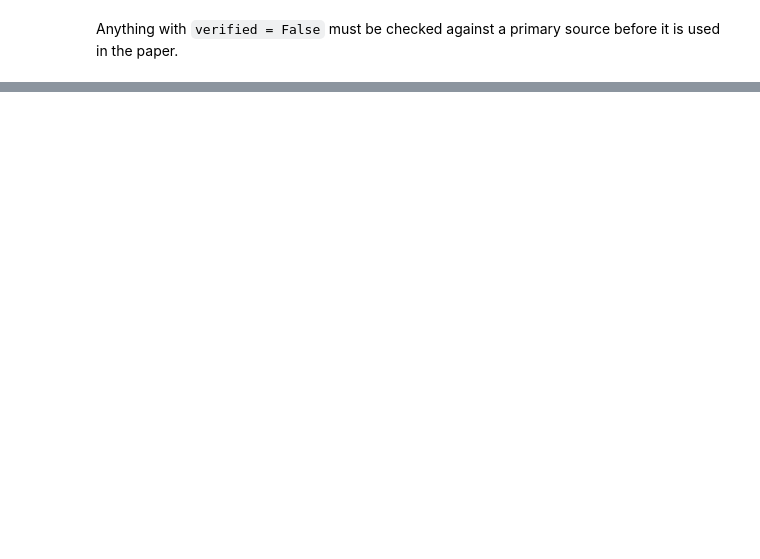
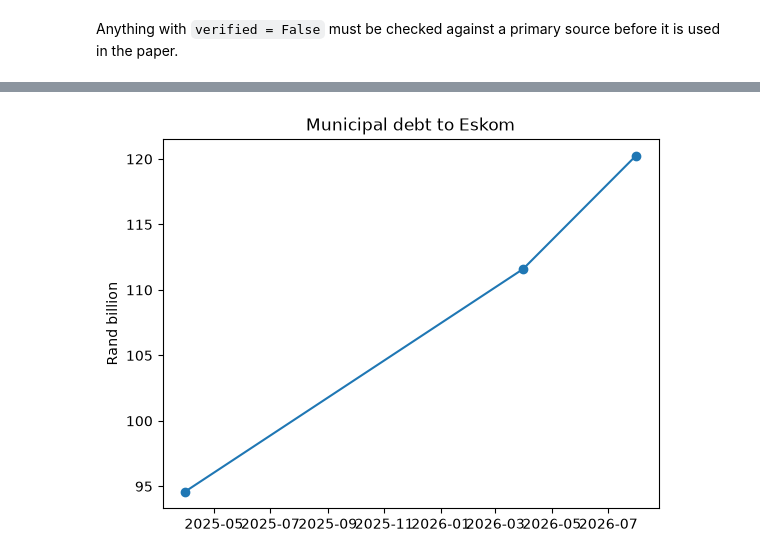
Before and after one commit to mmjmokoena-sketch/sa-electricity-nonpayment, a Jupyter notebook: projects/a_who_pays/notebooks/01_non_payment_sizing.ipynb, the cells around one changed output, grey strips where cells are left out. Saved outputs shown, nothing was run; the diff lists cells and outputs as text; code cells hidden in the pictures; blank space fills up the shorter version.

```diff
--- a/projects/a_who_pays/notebooks/01_non_payment_sizing.ipynb
+++ b/projects/a_who_pays/notebooks/01_non_payment_sizing.ipynb
@@ -35,6 +92,10 @@ print(f"Municipal debt to Eskom, compound annual growth: {growth:.1%}")
 # %%
-debt = measures[measures["measure"] == "municipal_debt_to_eskom"]
+%matplotlib inline
+debt = measures[measures["measure"] == "municipal_debt_to_eskom_total"]
+assert len(debt) > 1, "No debt rows found: check the measure name in nonpayment_measures.csv"
 plt.plot(debt["date"], debt["value"], marker="o")
 plt.ylabel("Rand billion")
 plt.title("Municipal debt to Eskom")
 plt.show()
+# %% [output]
+[figure, added]
```
Also changed, not shown: parts of 9 cells of this notebook, 1 other file.
